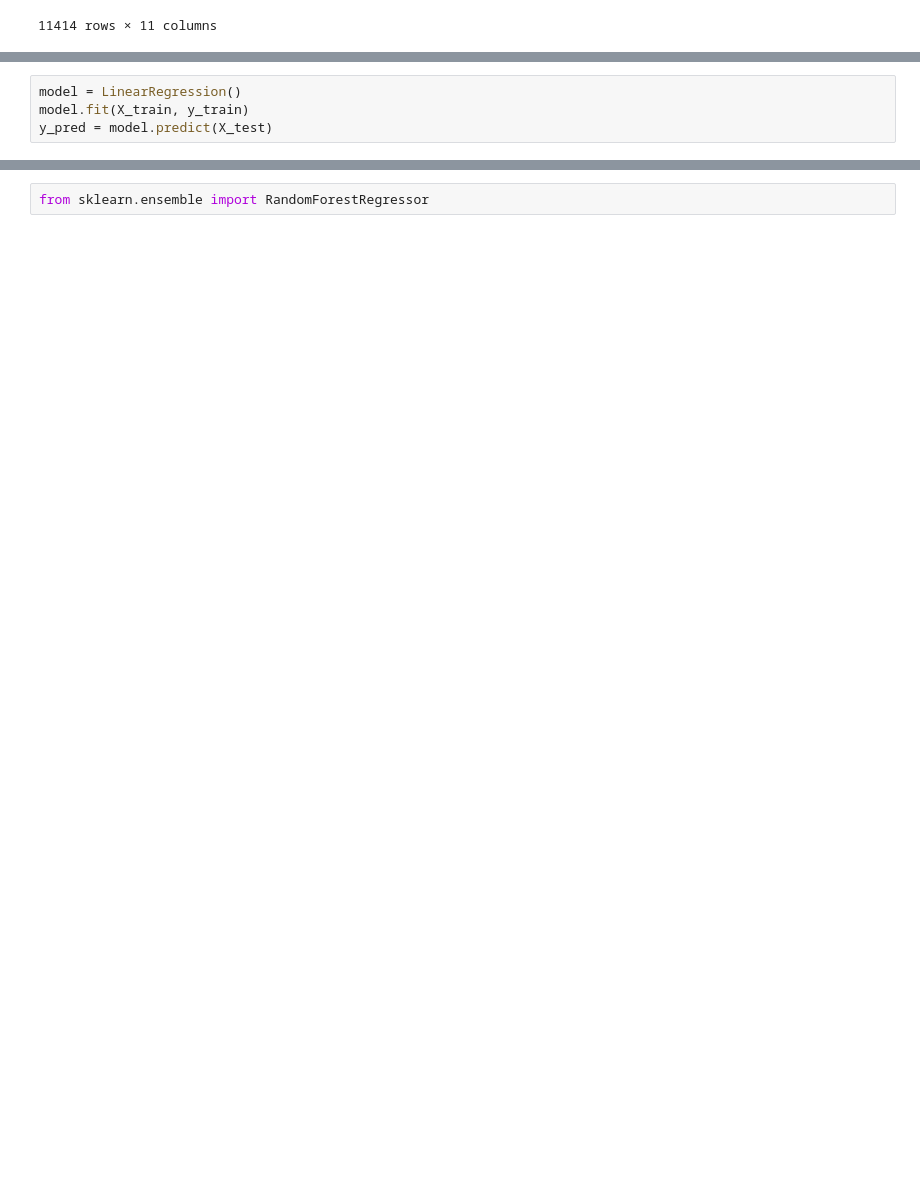
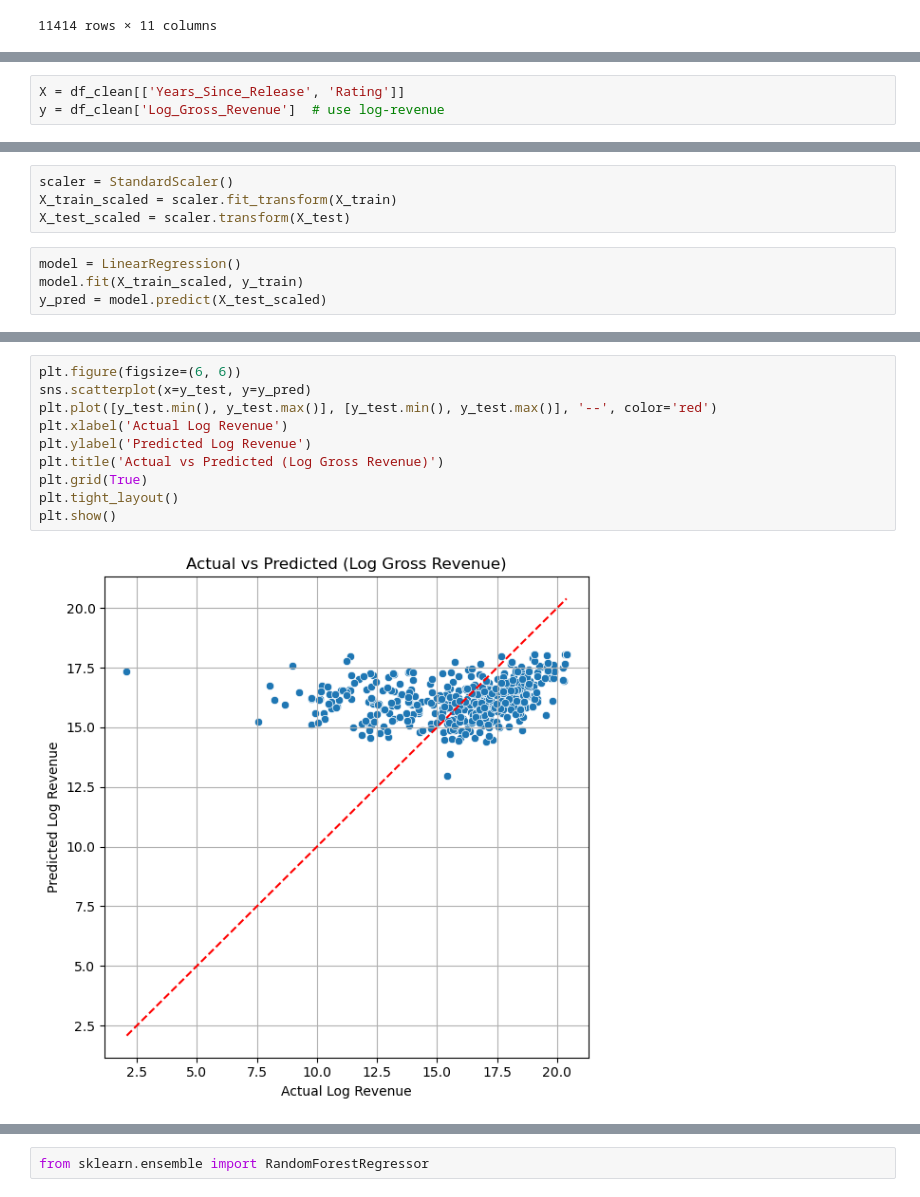
Before and after one commit to devindenoyer/Final-Project, a Jupyter notebook: Final_Project.ipynb, the cells around one changed output, grey strips where cells are left out. Saved outputs shown, nothing was run; the diff lists cells and outputs as text; blank space fills up the shorter version.

```diff
--- a/Final_Project.ipynb
+++ b/Final_Project.ipynb
@@ -122 +103,4 @@ Longevity       -0.144903        -0.316271   1.000000
+# %%
+X = df_clean[['Years_Since_Release', 'Rating']]
+y = df_clean['Log_Gross_Revenue']  # use log-revenue
 # %%
@@ -125,8 +107,12 @@ y = df['Longevity']
 X_train, X_test, y_train, y_test = train_test_split(X, y, test_size=0.2, random_state=42)
+# %%
+scaler = StandardScaler()
+X_train_scaled = scaler.fit_transform(X_train)
+X_test_scaled = scaler.transform(X_test)
 # %%
 model = LinearRegression()
-model.fit(X_train, y_train)
-y_pred = model.predict(X_test)
+model.fit(X_train_scaled, y_train)
+y_pred = model.predict(X_test_scaled)
 # %%
 mse = mean_squared_error(y_test, y_pred)
 r2 = r2_score(y_test, y_pred)
@@ -148,0 +131,12 @@ plt.show()
+# %%
+plt.figure(figsize=(6, 6))
+sns.scatterplot(x=y_test, y=y_pred)
+plt.plot([y_test.min(), y_test.max()], [y_test.min(), y_test.max()], '--', color='red')
+plt.xlabel('Actual Log Revenue')
+plt.ylabel('Predicted Log Revenue')
+plt.title('Actual vs Predicted (Log Gross Revenue)')
+plt.grid(True)
+plt.tight_layout()
+plt.show()
+# %% [output]
+[figure, added]
```
Also changed, not shown: parts of 34 cells of this notebook.
